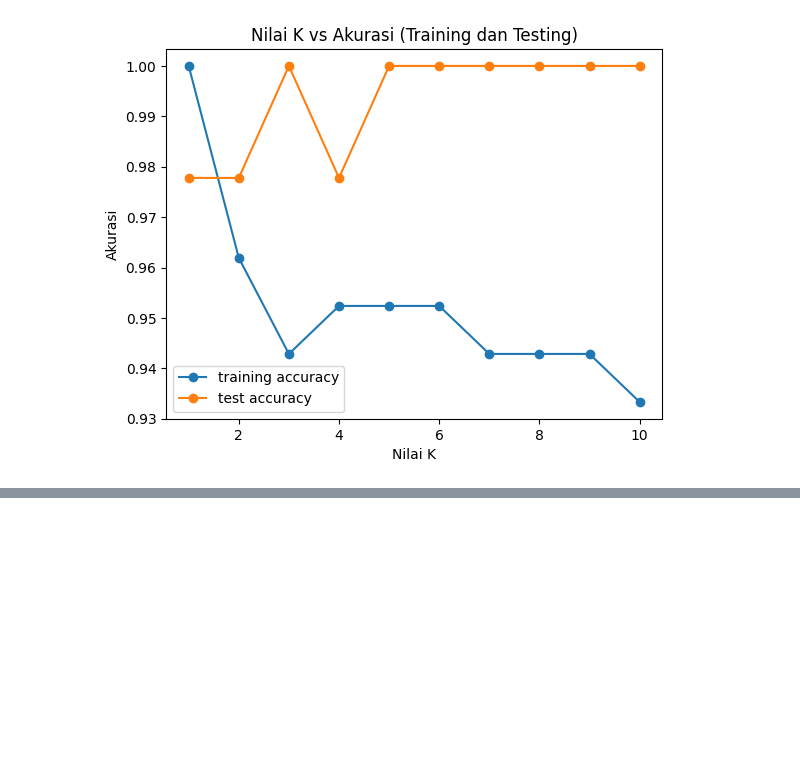
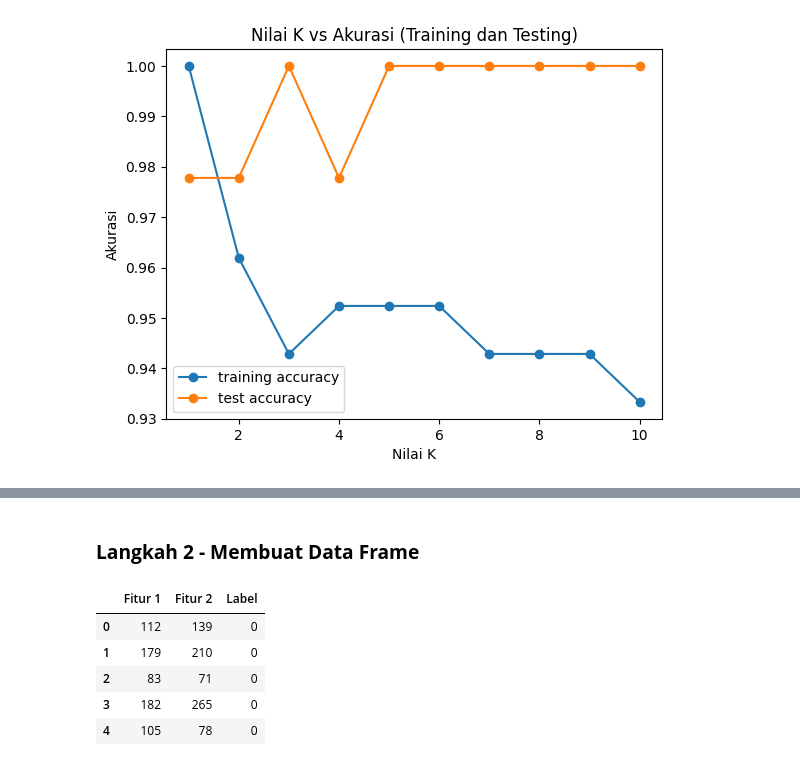
Before and after one commit to nurilhuda05/Pembelajaran_Mesin_2026, a Jupyter notebook: TG9_244107020004_Muhammad_Nuril_Huda.ipynb, the cells around one changed output, grey strips where cells are left out. Cells and saved outputs as stored; diff of their text form; code cells hidden in the pictures; blank space fills up the shorter version.

```diff
--- a/TG9_244107020004_Muhammad_Nuril_Huda.ipynb
+++ b/TG9_244107020004_Muhammad_Nuril_Huda.ipynb
@@ -159,0 +229,25 @@ plt.show()
+# %% [markdown]
+### **Langkah 2 - Membuat Data Frame**
+# %%
+# Reshape label y menjadi 2D
+# Hal ini dilakukan karena kita akan menggabungkannya dengan data fitur X
+y_new = y.reshape(len(y), 1)
+
+# Gabungkan fitur X dan label y dalam data array
+data = np.concatenate((X, y_new), axis=1)
+
+# Definisikan nama kolom
+nama_kolom = ['Fitur 1', 'Fitur 2', 'Label']
+
+# Buat Data Frame
+df = pd.DataFrame(data, columns=nama_kolom)
+
+# Cek Data Frame
+df.head()
+# %% [output]
+|  | Fitur 1 | Fitur 2 | Label |
+| 0 | 112 | 139 | 0 |
+| 1 | 179 | 210 | 0 |
+| 2 | 83 | 71 | 0 |
+| 3 | 182 | 265 | 0 |
+| 4 | 105 | 78 | 0 |
```
Also changed, not shown: parts of 14 cells of this notebook.
